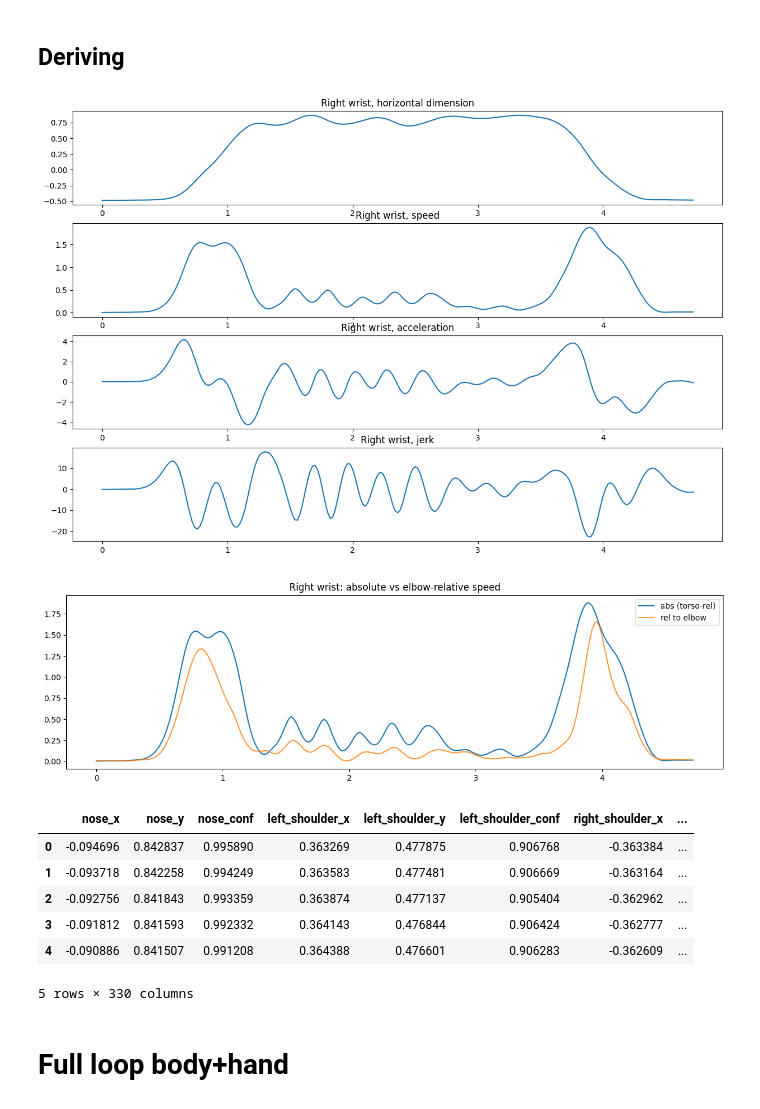
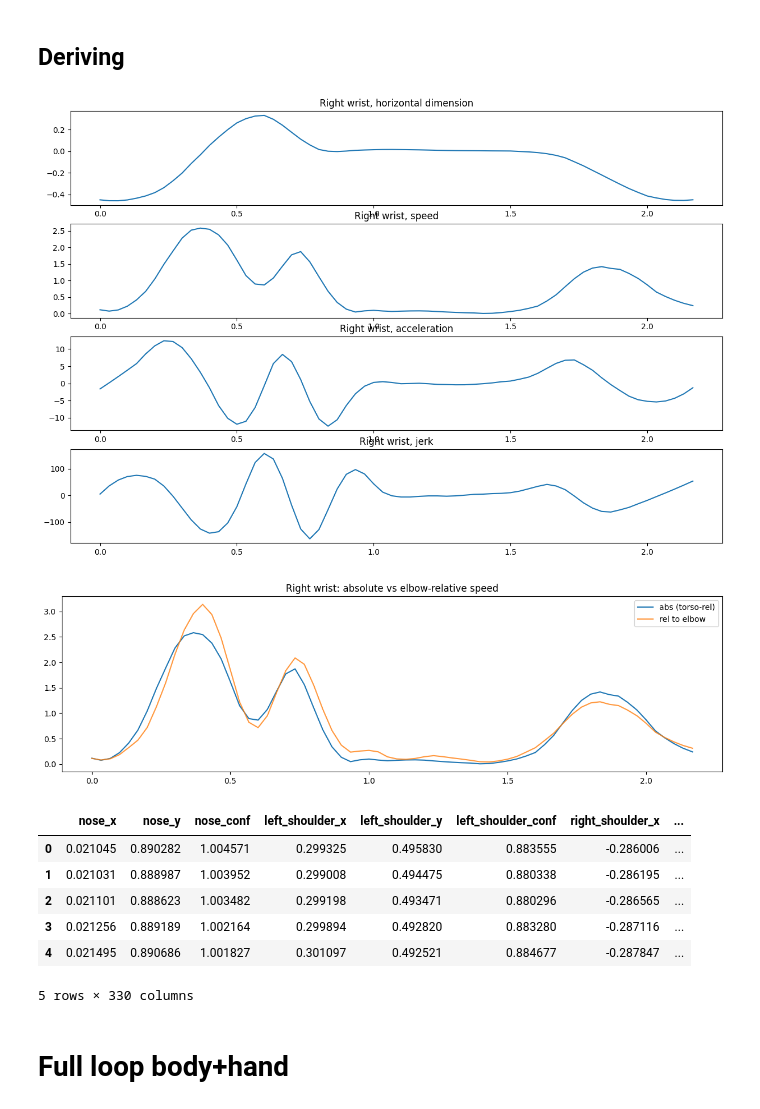
Before and after one commit to sarkadava/GestureToSign_KinematicTrajectory, a Jupyter notebook: 2_SapiensProcessing.ipynb, the cells around one changed output. Cells and saved outputs as stored; diff of their text form; code cells hidden in the pictures.

```diff
--- a/2_SapiensProcessing.ipynb
+++ b/2_SapiensProcessing.ipynb
@@ -313,6 +318,6 @@ conf_pcn_mean[conf_pcn_mean['mean'] < 0.7]
 # %%
 csvfiles = glob.glob(os.path.join(curfolder, 'Sapiens_Output', '*', '*_pose.csv'))
-csvsample = csvfiles[0]
+csvsample = csvfiles[400]
 
 TOKEEP = ['nose', 'shoulder', 'elbow', 'hip', 'thumb', 'finger', 'wrist', 'neck']
 
@@ -390,9 +395,9 @@ y = 'right_wrist_x'
 
 
 # list possible window
-window = [11, 15, 21, 31]
+window = [9, 15]
 # list possible orders
-order = [1, 2, 3]
+order = [2]
 
 # col of interest
 samplecol = [y, x]
@@ -551,7 +556,7 @@ def savgol_smooth(df, window=21, order=2):
 
     return df_smoothed
 
-sample_smooth = savgol_smooth(sample_proc, window=15, order=2)
+sample_smooth = savgol_smooth(sample_proc, window=9, order=2)
 
 # plot wrist_y from sample_proc and sample_smooth
 plt.plot(sample_proc['right_wrist_y'], label = 'raw')
@@ -837,7 +858,7 @@ PARENT_MAP = {
     "left_wrist":  "left_elbow",   "left_elbow":  "left_shoulder",
 }
 
-def _smooth(sig, win=15, poly=2):
+def _smooth(sig, win=9, poly=2):
     win = min(win, len(sig) - (1 - len(sig) % 2))
     return scipy.signal.savgol_filter(sig, win, poly) if win > poly else sig
 
@@ -892,44 +913,44 @@ def process_derivs(df, sr):
     df = pd.concat([df, pd.DataFrame(jerk, index=df.index)], axis=1)
 
     return df
 
 
 sr = round(len(sample_norm) / (sample_norm['time_s'].iloc[-1] - sample_norm['time_s'].iloc[0]), 0)
 sample_der = process_derivs(sample_norm, sr=30.0)
 
 # Plot
 plt.figure(figsize=(15, 10))
 plt.subplot(4, 1, 1)
 plt.plot(sample_der['time_s'], sample_der['right_wrist_y'])
 plt.title('Right wrist, horizontal dimension')
 plt.subplot(4, 1, 2)
 plt.plot(sample_der['time_s'], sample_der['right_wrist_speed'])
 plt.title('Right wrist, speed')
 plt.subplot(4,1,3)
 plt.plot(sample_der['time_s'], sample_der['right_wrist_acc'])
 plt.title('Right wrist, acceleration')
 plt.subplot(4,1,4)
 plt.plot(sample_der['time_s'], sample_der['right_wrist_jerk'])
 plt.title('Right wrist, jerk')
 plt.show()
 
 # compare absolute (torso-relative) vs parent-relative wrist speed
 plt.figure(figsize=(15, 4))
 plt.plot(sample_der['time_s'], sample_der['right_wrist_speed'],    label='abs (torso-rel)')
 plt.plot(sample_der['time_s'], sample_der['right_wrist_relspeed'], label='rel to elbow', alpha=0.8)
 plt.legend(); plt.title('Right wrist: absolute vs elbow-relative speed'); plt.show()
 # %% [output]
-[figure, old version]
+[figure, new version]
-[figure, old version]
+[figure, new version]
 # %%
 sample_der.head()
 # %% [output]
 |  | nose_x | nose_y | nose_conf | left_shoulder_x | left_shoulder_y | left_shoulder_conf | right_shoulder_x | ... |
-| 0 | -0.094696 | 0.842837 | 0.995890 | 0.363269 | 0.477875 | 0.906768 | -0.363384 | ... |
-| 1 | -0.093718 | 0.842258 | 0.994249 | 0.363583 | 0.477481 | 0.906669 | -0.363164 | ... |
-| 2 | -0.092756 | 0.841843 | 0.993359 | 0.363874 | 0.477137 | 0.905404 | -0.362962 | ... |
-| 3 | -0.091812 | 0.841593 | 0.992332 | 0.364143 | 0.476844 | 0.906424 | -0.362777 | ... |
-| 4 | -0.090886 | 0.841507 | 0.991208 | 0.364388 | 0.476601 | 0.906283 | -0.362609 | ... |
+| 0 | 0.021045 | 0.890282 | 1.004571 | 0.299325 | 0.495830 | 0.883555 | -0.286006 | ... |
+| 1 | 0.021031 | 0.888987 | 1.003952 | 0.299008 | 0.494475 | 0.880338 | -0.286195 | ... |
+| 2 | 0.021101 | 0.888623 | 1.003482 | 0.299198 | 0.493471 | 0.880296 | -0.286565 | ... |
+| 3 | 0.021256 | 0.889189 | 1.002164 | 0.299894 | 0.492820 | 0.883280 | -0.287116 | ... |
+| 4 | 0.021495 | 0.890686 | 1.001827 | 0.301097 | 0.492521 | 0.884677 | -0.287847 | ... |
 5 rows × 330 columns
 # %%
 import os
```
Also changed, not shown: parts of 15 cells of this notebook, 21 other files.
